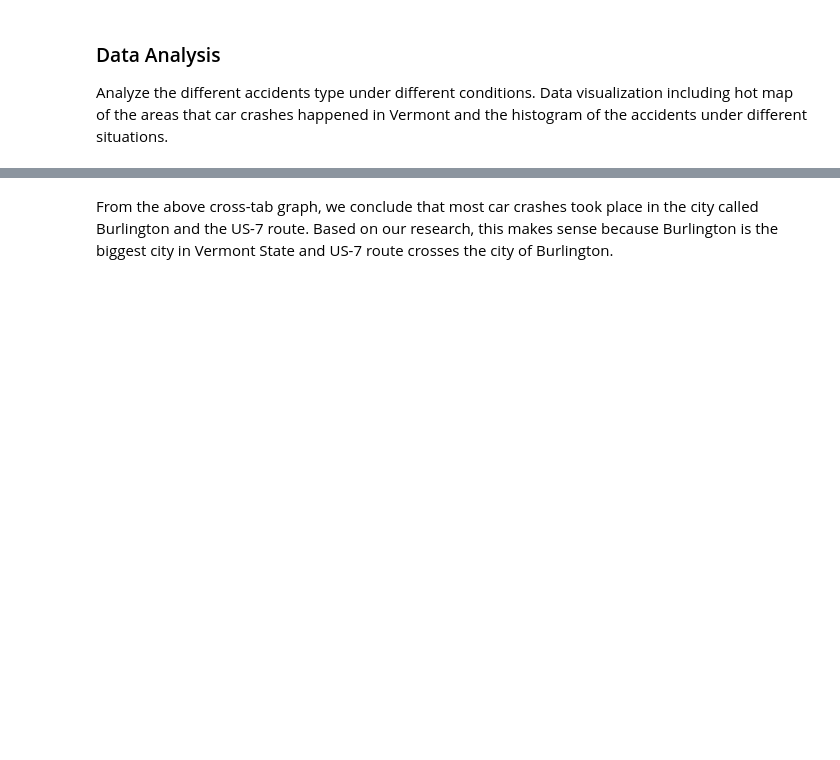
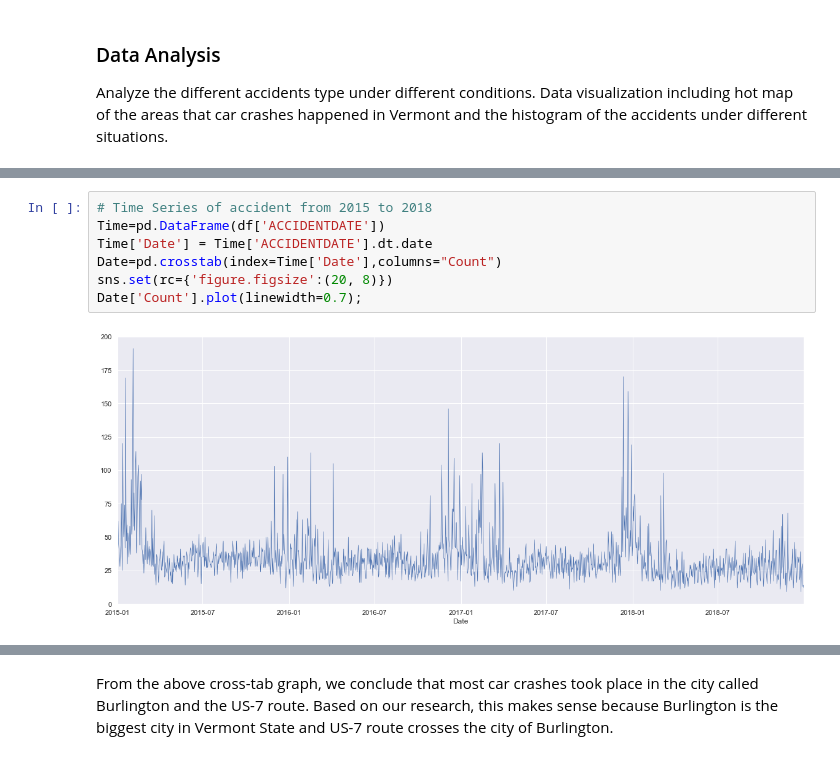
Before and after one commit to bmccxd/IST-5520-SP20-G1, a Jupyter notebook: Data Analysis-Group 1.ipynb, the cells around one changed output, grey strips where cells are left out. Drawn from its saved outputs; the diff is of its cells as text; blank space fills up the shorter version.

```diff
--- a/Data Analysis-Group 1.ipynb
+++ b/Data Analysis-Group 1.ipynb
@@ -237,6 +238,15 @@ df.describe().transpose()
 | X | 49636 | 36991 | nan | 526 | NaT | NaT |
 | Y | 49636 | 37223 | nan | 526 | NaT | NaT |
 | Year | 49636 | 4 | 2015 | 14111 | NaT | NaT |
+# %%
+# Time Series of accident from 2015 to 2018
+Time=pd.DataFrame(df['ACCIDENTDATE'])
+Time['Date'] = Time['ACCIDENTDATE'].dt.date
+Date=pd.crosstab(index=Time['Date'],columns="Count")
+sns.set(rc={'figure.figsize':(20, 8)})
+Date['Count'].plot(linewidth=0.7);
+# %% [output]
+[figure, added]
 # %%
 # Summarization statistics
 AOTR=pd.crosstab(index=df['AOTROUTE'],columns="Count")
```
Also changed, not shown: parts of 17 cells of this notebook, 1 other file.
